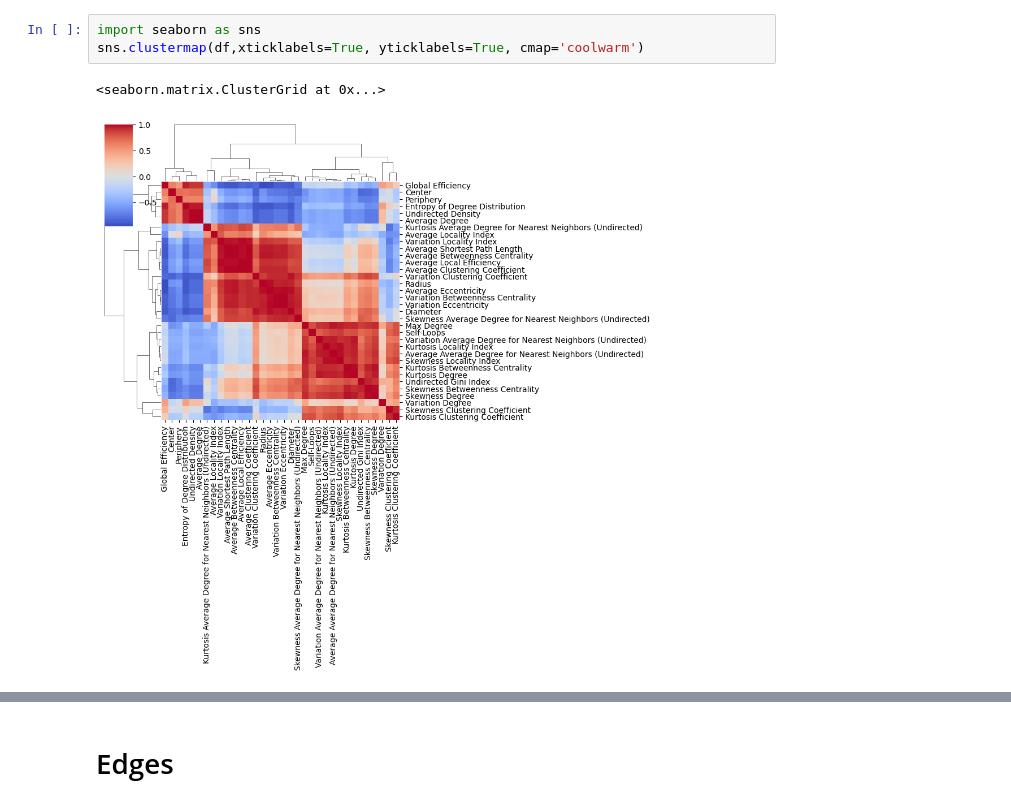
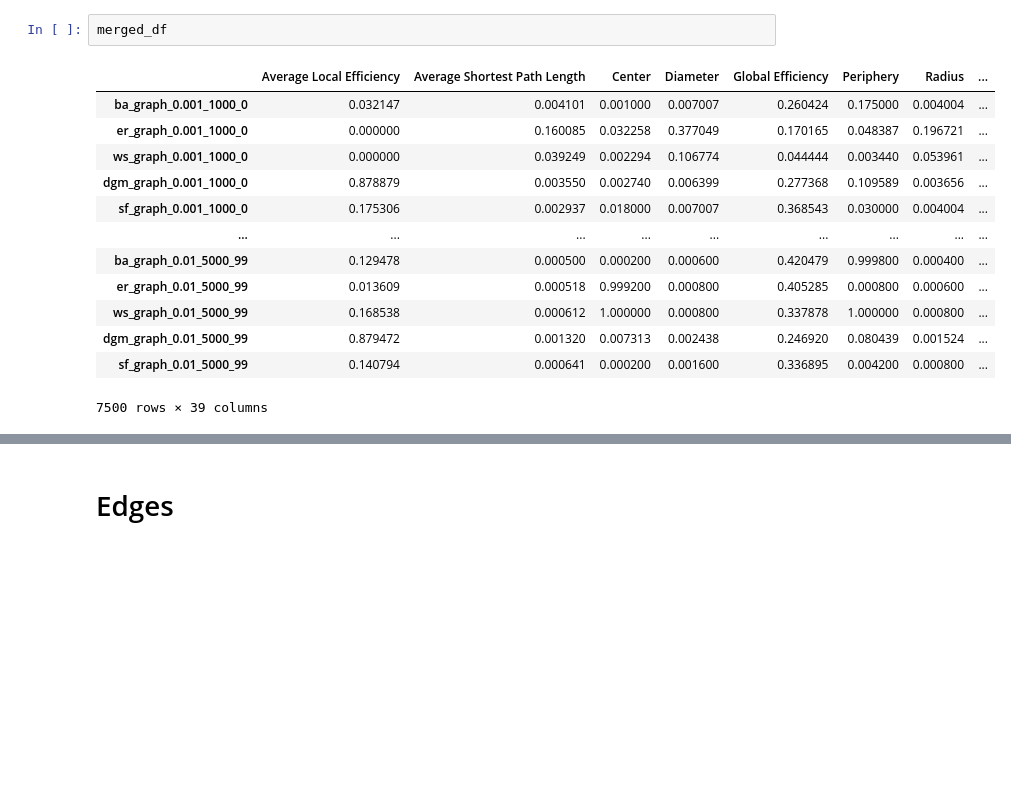
Before and after one commit to freyrelab/netective, a Jupyter notebook: Applications/synthetic_characterization.ipynb, the cells around one changed output, grey strips where cells are left out. Cells and saved outputs as stored; diff of their text form; blank space fills up the shorter version.

```diff
--- a/Applications/synthetic_characterization.ipynb
+++ b/Applications/synthetic_characterization.ipynb
@@ -20,6 +23,16 @@ df.dropna(axis=0, how='all', inplace=True)
-# %%
-import seaborn as sns
-sns.clustermap(df,xticklabels=True, yticklabels=True, cmap='coolwarm')
-# %% [output]
-<seaborn.matrix.ClusterGrid at 0x...>
-[figure, removed]
+# %%
+merged_df
+# %% [output]
+|  | Average Local Efficiency | Average Shortest Path Length | Center | Diameter | Global Efficiency | Periphery | Radius | ... |
+| ba_graph_0.001_1000_0 | 0.032147 | 0.004101 | 0.001000 | 0.007007 | 0.260424 | 0.175000 | 0.004004 | ... |
+| er_graph_0.001_1000_0 | 0.000000 | 0.160085 | 0.032258 | 0.377049 | 0.170165 | 0.048387 | 0.196721 | ... |
+| ws_graph_0.001_1000_0 | 0.000000 | 0.039249 | 0.002294 | 0.106774 | 0.044444 | 0.003440 | 0.053961 | ... |
+| dgm_graph_0.001_1000_0 | 0.878879 | 0.003550 | 0.002740 | 0.006399 | 0.277368 | 0.109589 | 0.003656 | ... |
+| sf_graph_0.001_1000_0 | 0.175306 | 0.002937 | 0.018000 | 0.007007 | 0.368543 | 0.030000 | 0.004004 | ... |
+| ... | ... | ... | ... | ... | ... | ... | ... | ... |
+| ba_graph_0.01_5000_99 | 0.129478 | 0.000500 | 0.000200 | 0.000600 | 0.420479 | 0.999800 | 0.000400 | ... |
+| er_graph_0.01_5000_99 | 0.013609 | 0.000518 | 0.999200 | 0.000800 | 0.405285 | 0.000800 | 0.000600 | ... |
+| ws_graph_0.01_5000_99 | 0.168538 | 0.000612 | 1.000000 | 0.000800 | 0.337878 | 1.000000 | 0.000800 | ... |
+| dgm_graph_0.01_5000_99 | 0.879472 | 0.001320 | 0.007313 | 0.002438 | 0.246920 | 0.080439 | 0.001524 | ... |
+| sf_graph_0.01_5000_99 | 0.140794 | 0.000641 | 0.000200 | 0.001600 | 0.336895 | 0.004200 | 0.000800 | ... |
+7500 rows × 39 columns
```
Also changed, not shown: parts of 5 cells of this notebook, 1 other file.
